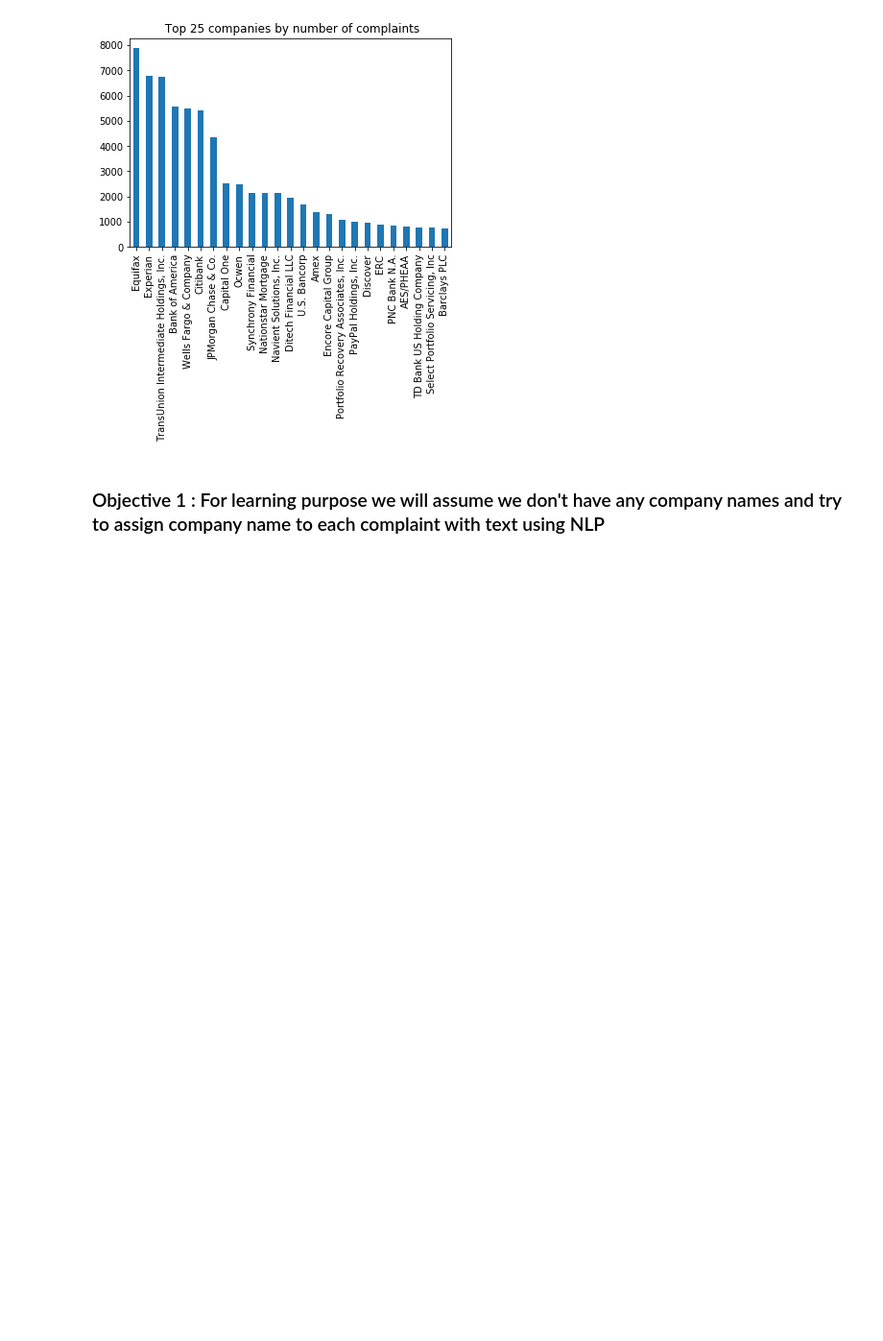
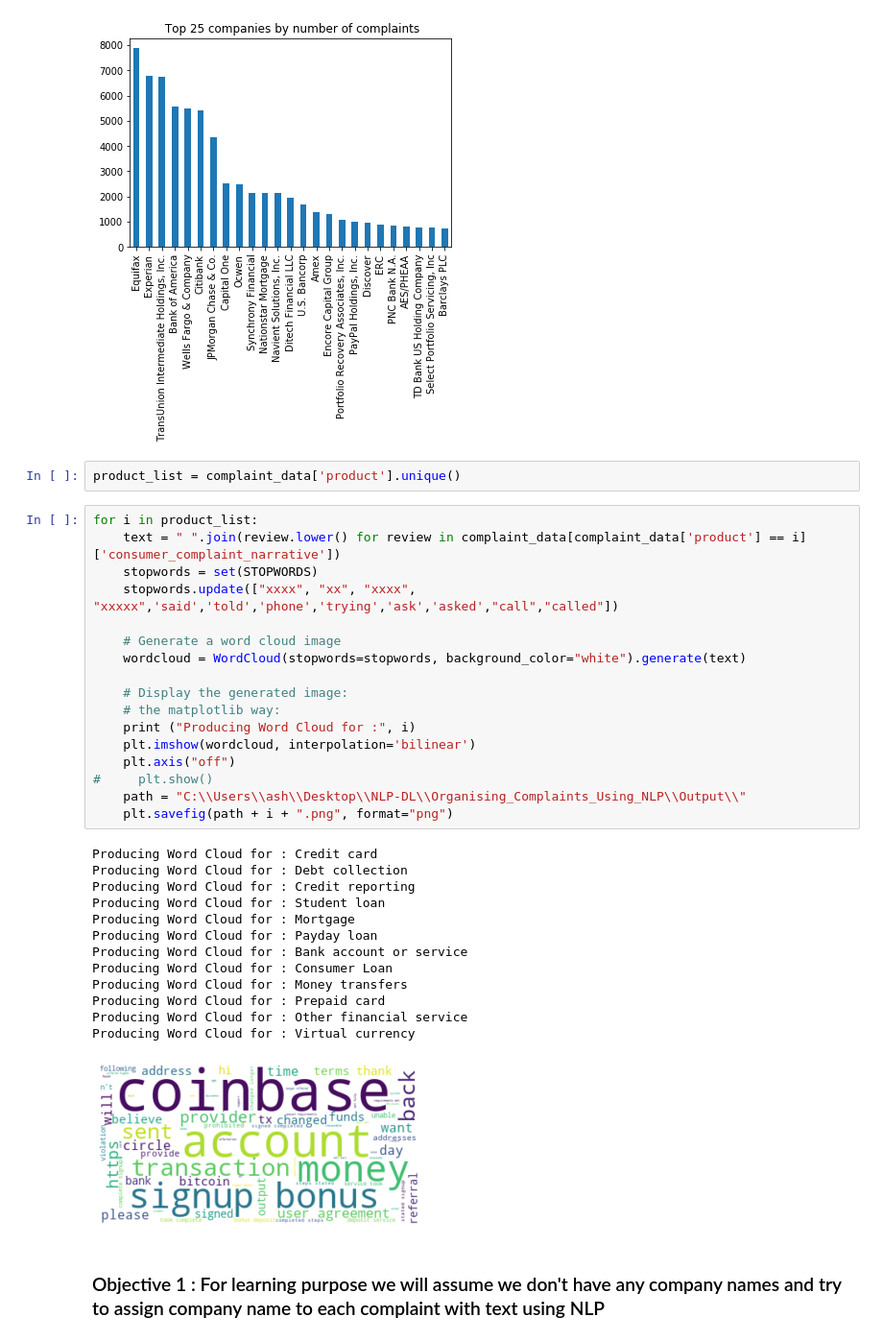
Before and after one commit to Ashwinikumar1/NLP-DL, a Jupyter notebook: Organising_Complaints_Using_NLP/Complaint_Data_EDA_extract_company_names.ipynb, the cells around one changed output. Shown at 96% size. Saved outputs shown, nothing was run; the diff lists cells and outputs as text; blank space fills up the shorter version.

Commit message:
Adding Word Cloud By Product Category

```diff
--- a/Organising_Complaints_Using_NLP/Complaint_Data_EDA_extract_company_names.ipynb
+++ b/Organising_Complaints_Using_NLP/Complaint_Data_EDA_extract_company_names.ipynb
@@ -117,6 +119,39 @@ complaint_data['company'].value_counts()[0:25].plot(kind= 'bar',title = ' Top 25
 # %% [output]
 <matplotlib.axes._subplots.AxesSubplot at 0x...>
 [figure]
+# %%
+product_list = complaint_data['product'].unique()
+# %%
+for i in product_list:
+    text = " ".join(review.lower() for review in complaint_data[complaint_data['product'] == i]['consumer_complaint_narrative'])
+    stopwords = set(STOPWORDS)
+    stopwords.update(["xxxx", "xx", "xxxx", "xxxxx",'said','told','phone','trying','ask','asked',"call","called"])
+
+    # Generate a word cloud image
+    wordcloud = WordCloud(stopwords=stopwords, background_color="white").generate(text)
+
+    # Display the generated image:
+    # the matplotlib way:
+    print ("Producing Word Cloud for :", i)
+    plt.imshow(wordcloud, interpolation='bilinear')
+    plt.axis("off")
+#     plt.show()
+    path = "C:\\Users\\ash\\Desktop\\NLP-DL\\Organising_Complaints_Using_NLP\\Output\\"
+    plt.savefig(path + i + ".png", format="png")
+# %% [output]
+Producing Word Cloud for : Credit card
+Producing Word Cloud for : Debt collection
+Producing Word Cloud for : Credit reporting
+Producing Word Cloud for : Student loan
+Producing Word Cloud for : Mortgage
+Producing Word Cloud for : Payday loan
+Producing Word Cloud for : Bank account or service
+Producing Word Cloud for : Consumer Loan
+Producing Word Cloud for : Money transfers
+Producing Word Cloud for : Prepaid card
+Producing Word Cloud for : Other financial service
+Producing Word Cloud for : Virtual currency
+[figure, added]
 # %% [markdown]
 ### Objective 1 :  For learning purpose we will assume we don't have any company names and try to assign company name to each complaint with text using NLP
 # %%
```
Also changed, not shown: parts of 1 cell of this notebook, 13 other files.
